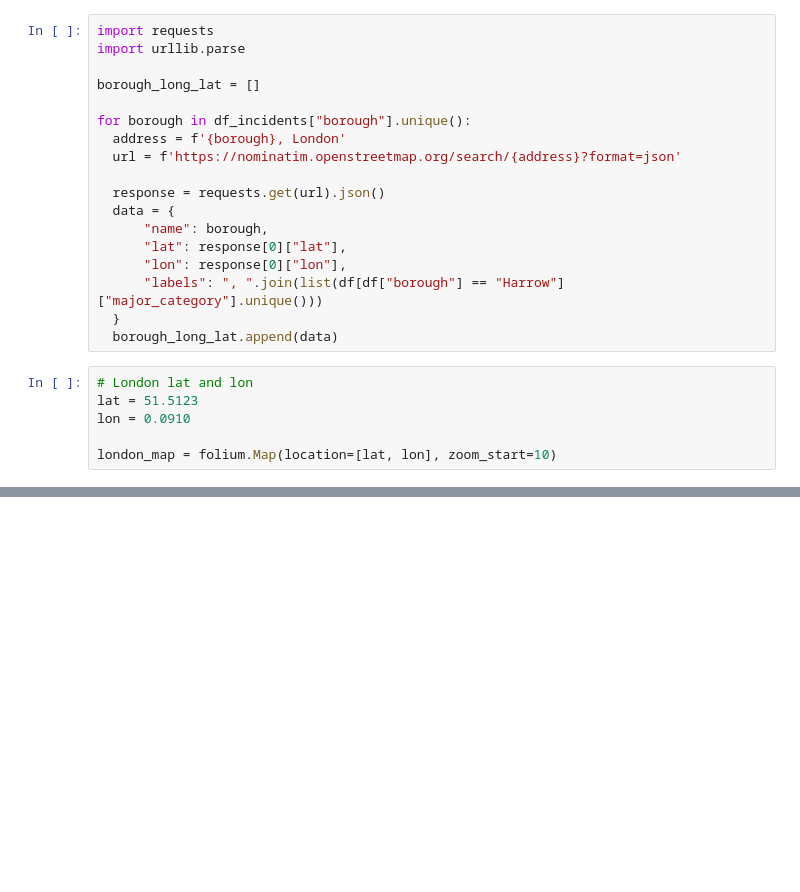
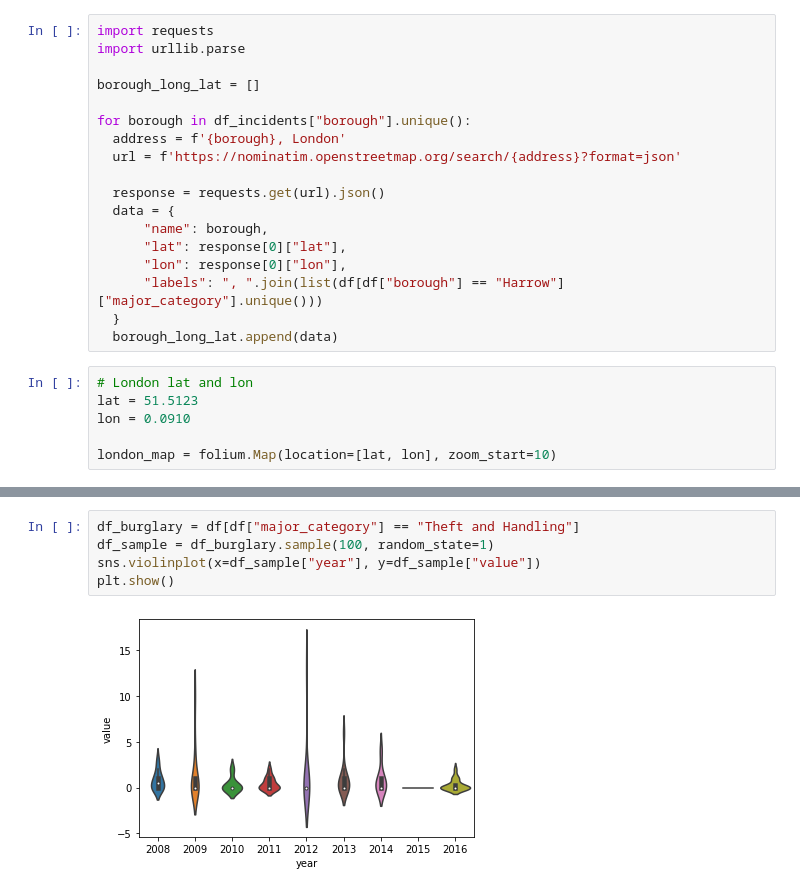
Before and after one commit to richardkhonan0797/Intro-Data-Science, a Jupyter notebook: PYTN_Assgn_1_53_Richard_Khonan.ipynb, the cells around one changed output, grey strips where cells are left out. Saved outputs shown, nothing was run; the diff lists cells and outputs as text; blank space fills up the shorter version.

```diff
--- a/PYTN_Assgn_1_53_Richard_Khonan.ipynb
+++ b/PYTN_Assgn_1_53_Richard_Khonan.ipynb
@@ -347,0 +351,7 @@ london_map.add_child(incidents)
+# %%
+df_burglary = df[df["major_category"] == "Theft and Handling"]
+df_sample = df_burglary.sample(100, random_state=1)
+sns.violinplot(x=df_sample["year"], y=df_sample["value"])
+plt.show()
+# %% [output]
+[figure, added]
```
Also changed, not shown: parts of 6 cells of this notebook.
